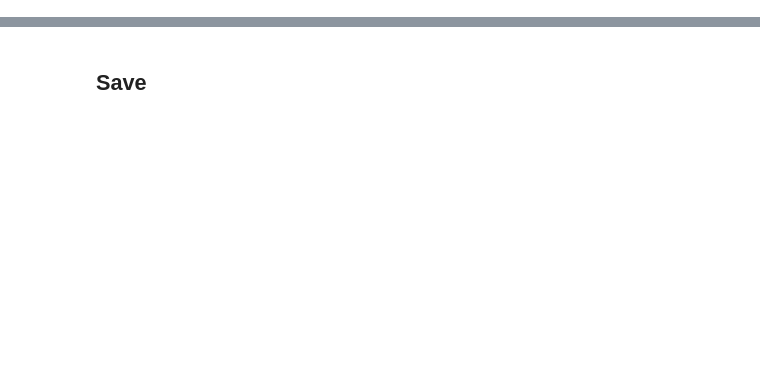
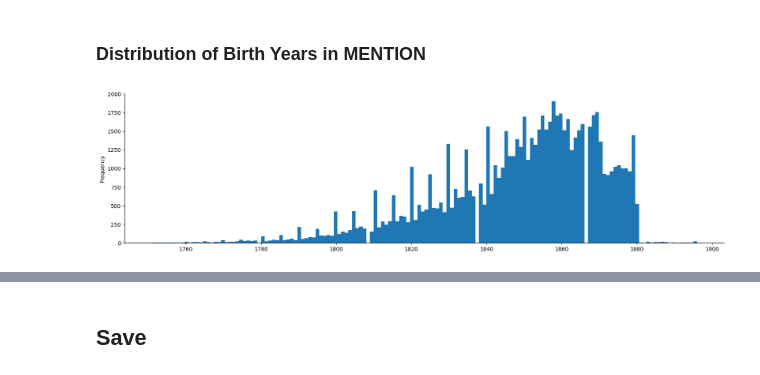
Before and after one commit to ontoligent/know-their-names, a Jupyter notebook: data/01-import.ipynb, the cells around one changed output, grey strips where cells are left out. Cells and saved outputs as stored; diff of their text form; code cells hidden in the pictures; blank space fills up the shorter version.

```diff
--- a/data/01-import.ipynb
+++ b/data/01-import.ipynb
@@ -172,0 +120,8 @@ plt.show()
+# %% [markdown]
+### Distribution of Birth Years in MENTION
+# %%
+MENTION[MENTION.birth_year > 1750].birth_year.plot.hist(bins=150, figsize=(20,5))
+sns.despine()
+plt.show()
+# %% [output]
+[figure, added]
```
Also changed, not shown: parts of 65 cells of this notebook.
